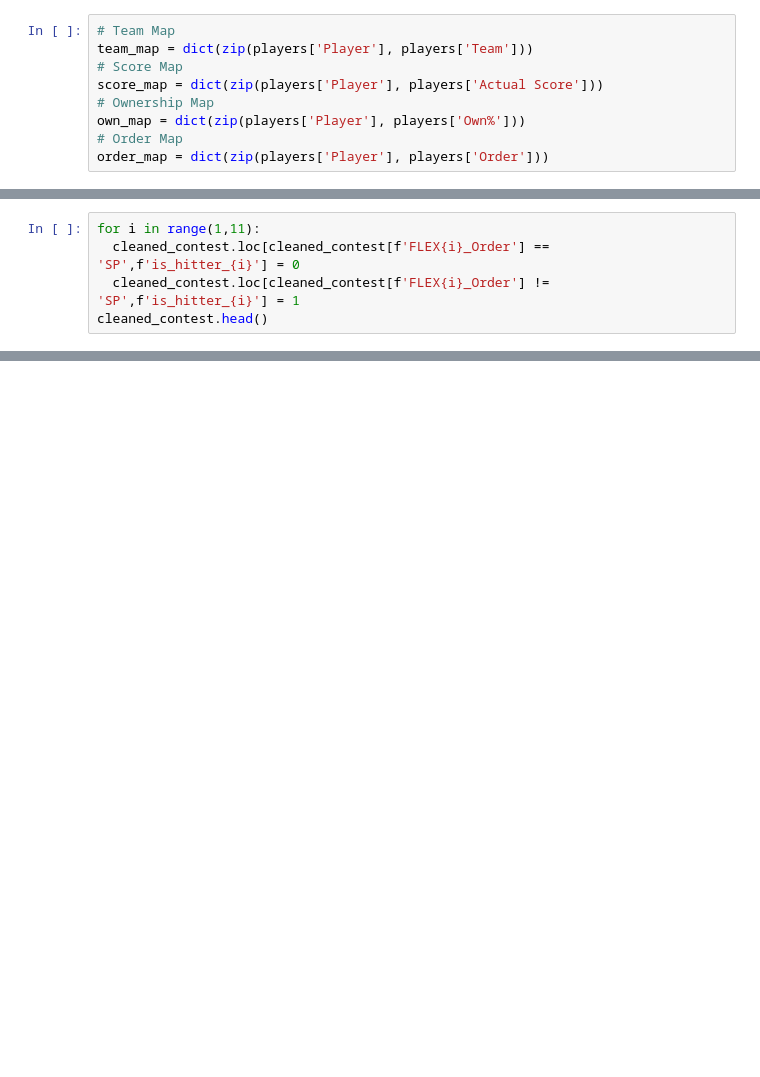
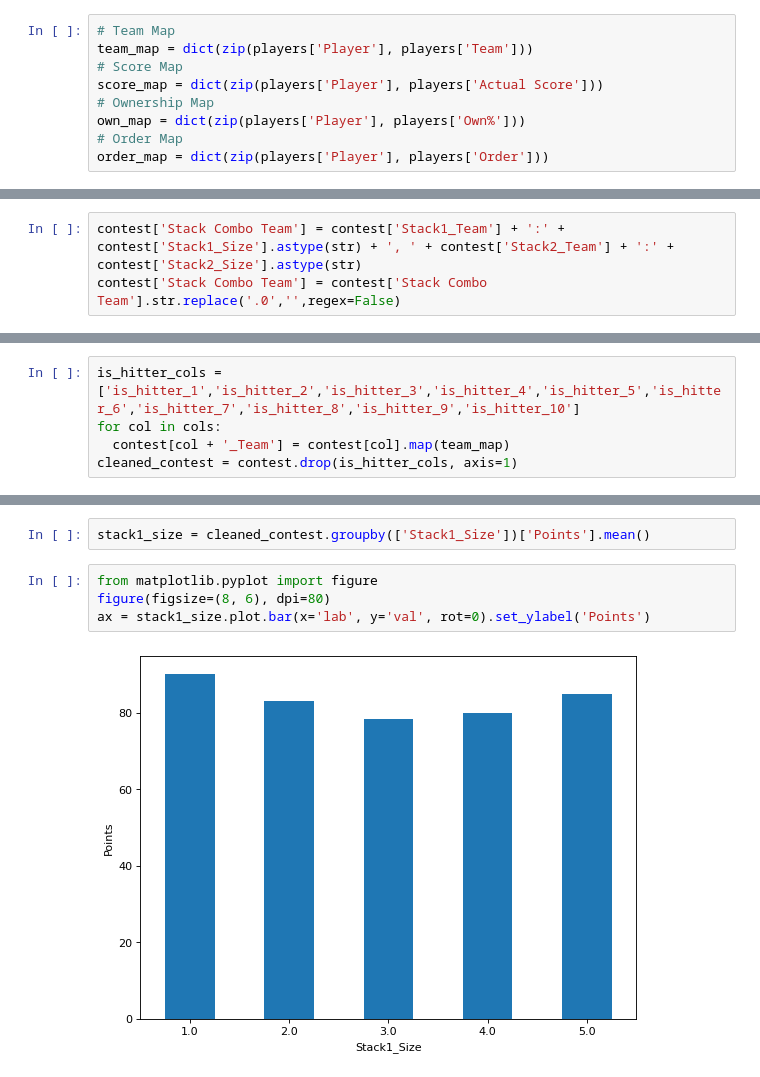
Before and after one commit to flaghunter21/DFS, a Jupyter notebook: Contest_Analysis.ipynb, the cells around one changed output, grey strips where cells are left out. Saved outputs shown, nothing was run; the diff lists cells and outputs as text; blank space fills up the shorter version.

```diff
--- a/Contest_Analysis.ipynb
+++ b/Contest_Analysis.ipynb
@@ -147,0 +241,3 @@ team_cols = ['FLEX1_Team', 'FLEX2_Team', 'FLEX3_Team', 'FLEX4_Team', 'FLEX5_Team
+# %%
+contest['Stack Combo Team'] = contest['Stack1_Team'] + ':' + contest['Stack1_Size'].astype(str) + ', ' + contest['Stack2_Team'] + ':' + contest['Stack2_Size'].astype(str)
+contest['Stack Combo Team'] = contest['Stack Combo Team'].str.replace('.0','',regex=False)
@@ -147,0 +256,5 @@ team_cols = ['FLEX1_Team', 'FLEX2_Team', 'FLEX3_Team', 'FLEX4_Team', 'FLEX5_Team
+# %%
+is_hitter_cols = ['is_hitter_1','is_hitter_2','is_hitter_3','is_hitter_4','is_hitter_5','is_hitter_6','is_hitter_7','is_hitter_8','is_hitter_9','is_hitter_10']
+for col in cols:
+  contest[col + '_Team'] = contest[col].map(team_map)
+cleaned_contest = contest.drop(is_hitter_cols, axis=1)
@@ -166,5 +272,0 @@ tired.to_csv('order.csv')
-# %%
-for i in range(1,11):
-  cleaned_contest.loc[cleaned_contest[f'FLEX{i}_Order'] == 'SP',f'is_hitter_{i}'] = 0
-  cleaned_contest.loc[cleaned_contest[f'FLEX{i}_Order'] != 'SP',f'is_hitter_{i}'] = 1
-cleaned_contest.head()
@@ -178,0 +293,8 @@ cleaned_contest.head()
+# %%
+stack1_size = cleaned_contest.groupby(['Stack1_Size'])['Points'].mean()
+# %%
+from matplotlib.pyplot import figure
+figure(figsize=(8, 6), dpi=80)
+ax = stack1_size.plot.bar(x='lab', y='val', rot=0).set_ylabel('Points')
+# %% [output]
+[figure, added]
```
Also changed, not shown: parts of 54 cells of this notebook.
